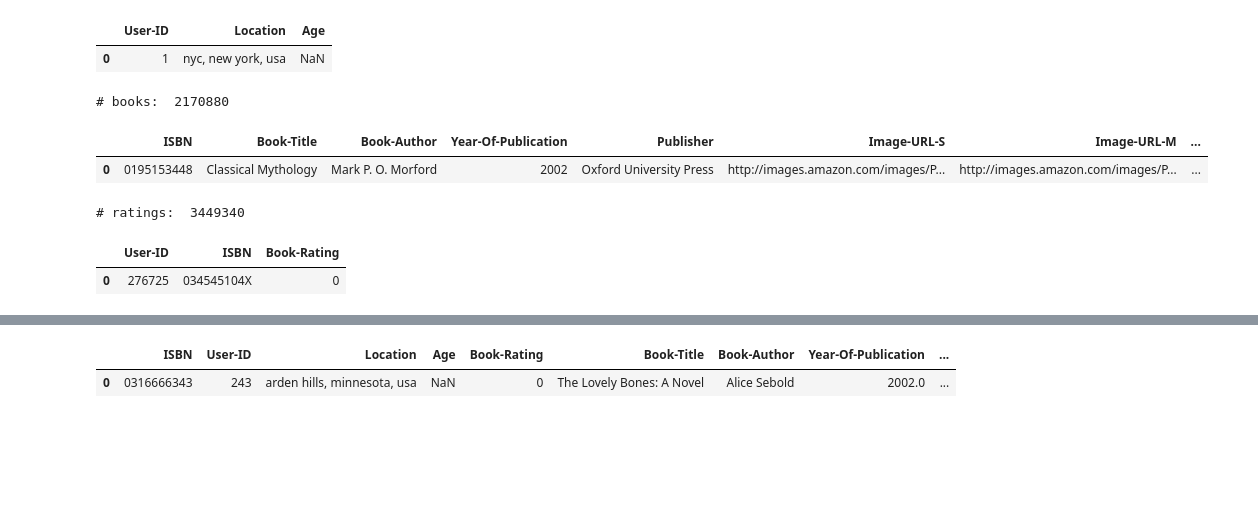
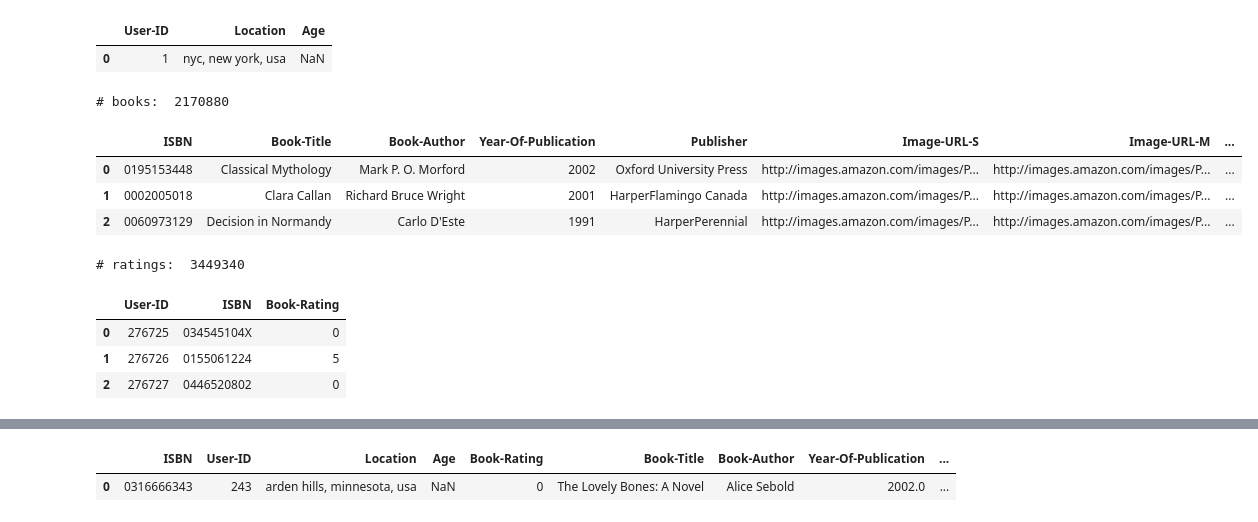
Before and after one commit to jackmaretz/RecommenderSystem, a Jupyter notebook: adm_hw3.ipynb, the cells around one changed output, grey strips where cells are left out. Saved outputs shown, nothing was run; the diff lists cells and outputs as text; code cells hidden in the pictures; blank space fills up the shorter version.

```diff
--- a/adm_hw3.ipynb
+++ b/adm_hw3.ipynb
@@ -154,19 +154,23 @@ users_panda.head(1)
 # %%
 books_panda = pd.read_csv('books.csv',delimiter=';',encoding='latin1',error_bad_lines=False, warn_bad_lines=False,low_memory=False) #load books file, dropping bad rows;
 print('# books: ', books_panda.size)
-books_panda.head(1)
+books_panda.head(3)
 # %% [output]
 # books:  2170880
 |  | ISBN | Book-Title | Book-Author | Year-Of-Publication | Publisher | Image-URL-S | Image-URL-M | ... |
 | 0 | 0195153448 | Classical Mythology | Mark P. O. Morford | 2002 | Oxford University Press | http://images.amazon.com/images/P... | http://images.amazon.com/images/P... | ... |
+| 1 | 0002005018 | Clara Callan | Richard Bruce Wright | 2001 | HarperFlamingo Canada | http://images.amazon.com/images/P... | http://images.amazon.com/images/P... | ... |
+| 2 | 0060973129 | Decision in Normandy | Carlo D'Este | 1991 | HarperPerennial | http://images.amazon.com/images/P... | http://images.amazon.com/images/P... | ... |
 # %%
 ratings_panda = pd.read_csv('ratings.csv',delimiter=';',encoding='latin1',error_bad_lines=False) #load ratings file, dropping bad rows;
 print('# ratings: ', ratings_panda.size)
-ratings_panda.head(1)
+ratings_panda.head(3)
 # %% [output]
 # ratings:  3449340
 |  | User-ID | ISBN | Book-Rating |
 | 0 | 276725 | 034545104X | 0 |
+| 1 | 276726 | 0155061224 | 5 |
+| 2 | 276727 | 0446520802 | 0 |
 # %%
 merged_panda = pd.merge(pd.merge(users_panda, ratings_panda, on='User-ID', how='inner'), books_panda[['ISBN','Book-Title','Book-Author','Year-Of-Publication','Publisher']], on='ISBN', how='inner') #merge all datasets;
 merged_panda['Year-Of-Publication'] = merged_panda['Year-Of-Publication'].apply(pd.to_numeric, errors='coerce')
```
Also changed, not shown: parts of 5 cells of this notebook, 9 other files.
